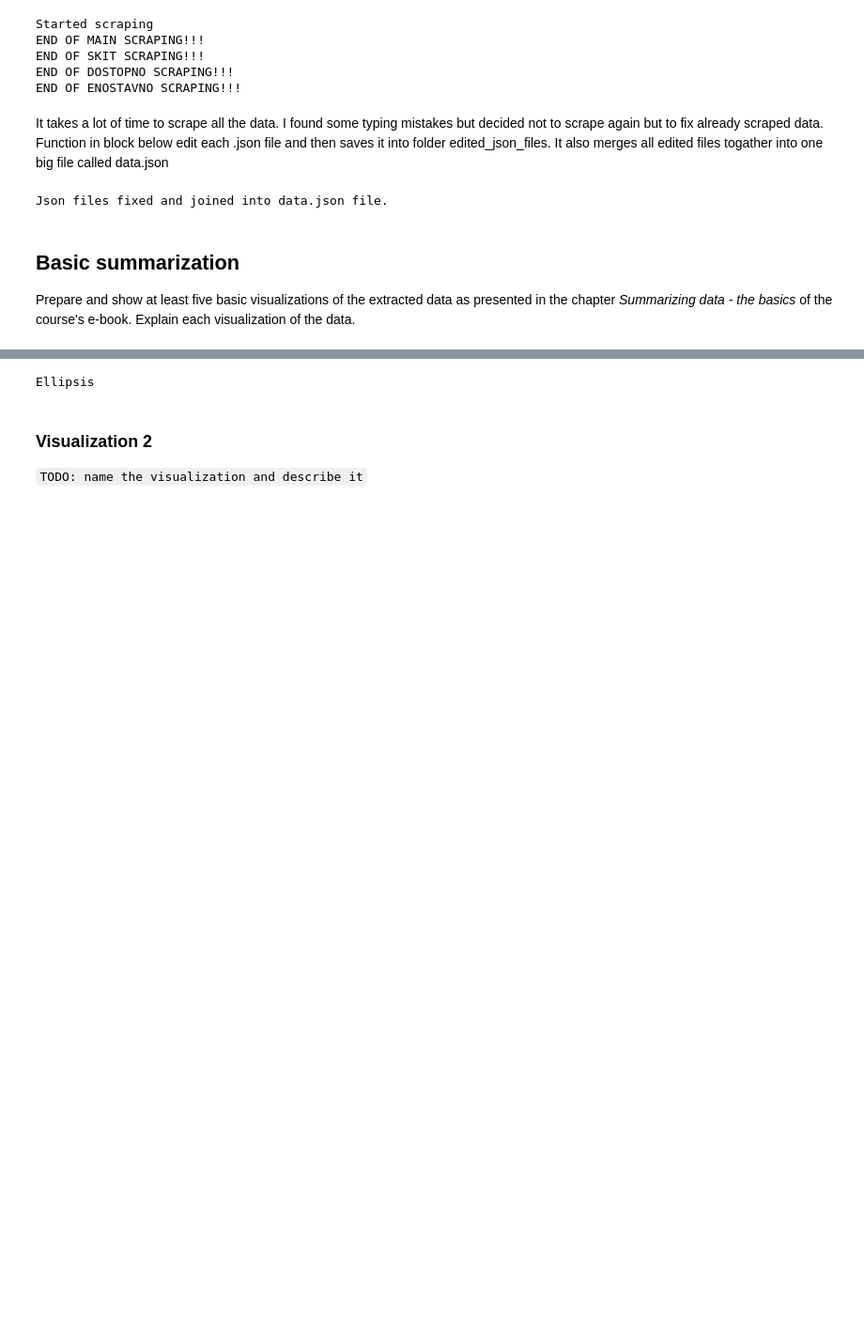
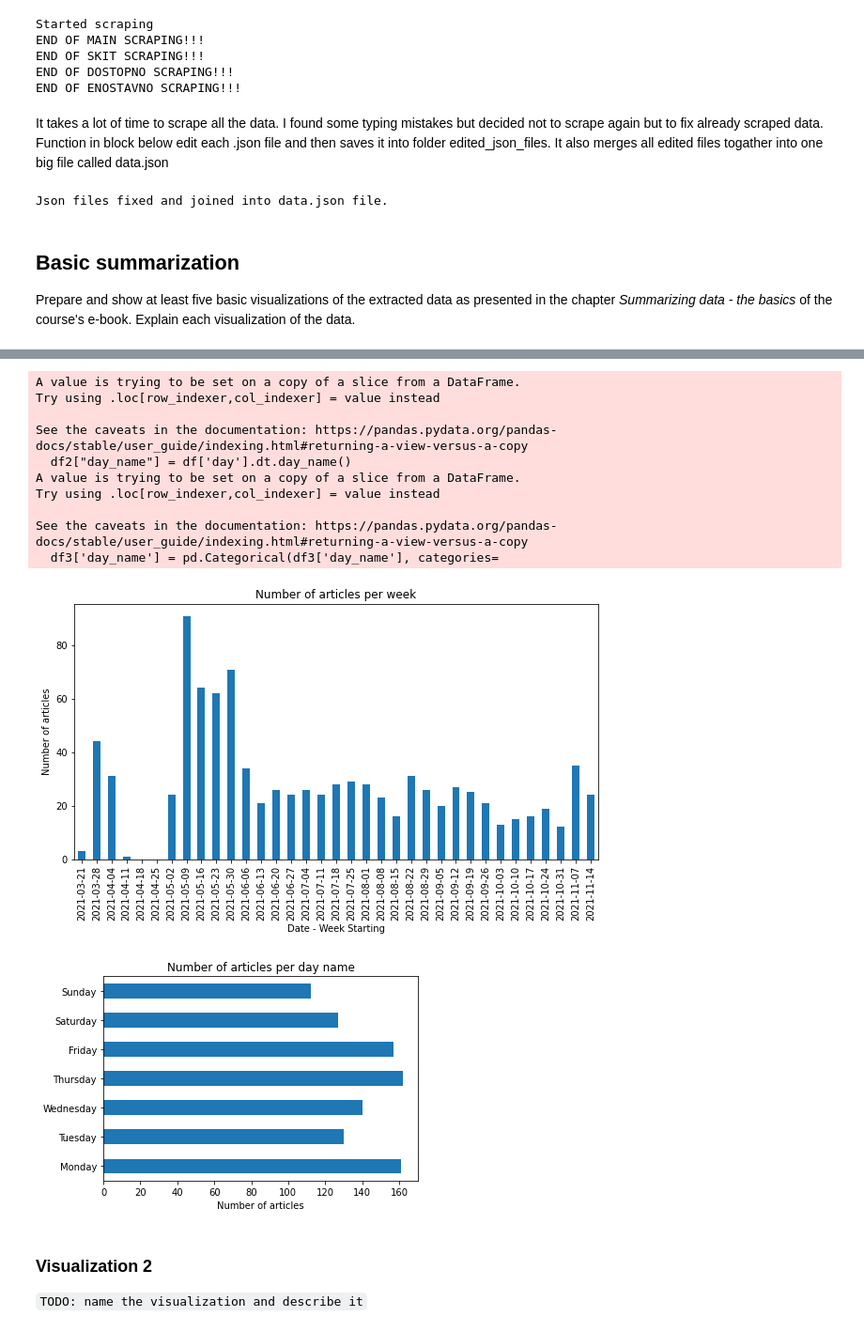
Before and after one commit to ZaloznikV/Project-1-ZaloznikV, a Jupyter notebook: Web_Scraping.ipynb, the cells around one changed output, grey strips where cells are left out. Shown at 94% size. Drawn from its saved outputs; the diff is of its cells as text; code cells hidden in the pictures; blank space fills up the shorter version.

Commit message:
Added first 3 plots.

```diff
--- a/Web_Scraping.ipynb
+++ b/Web_Scraping.ipynb
@@ -208,0 +226,18 @@ data = ...
+# %%
+df['day'] = pd.to_datetime(df['day_published'], format='%d.%m.%Y') #convert date format to more useful
+
+nm_words = [] #word count
+for d in df["content"]:
+    ct = len(d.split(" "))
+    #print(ct)
+    nm_words.append(ct)
+
+df["word_number"] = nm_words
+
+nm_comments = []
+for d in df["comments"]:
+    nm_comments.append(len(d))
+
+df["comment_number"] = nm_comments
+
+df.head(10)
@@ -213,9 +258,58 @@ data = ...
-# %%
-# Visualization 1 code
-
-...
-# %% [output]
-Ellipsis
+# %%
+df1 = df[["day", "changed_later"]]
+data1 = df1.sort_values('day').set_index('day')
+week_groups_resample = data1.resample('W').count()
+
+
+
+df2 = df[["day"]]
+df2["day_name"] = df['day'].dt.day_name()
+#df3 = df2.groupby("day_name").count()
+#df3.plot(kind = "barh", legend=None)
+
+
+df3 = df2[["day_name"]]
+df3['day_name'] = pd.Categorical(df3['day_name'], categories=
+    ['Monday','Tuesday','Wednesday','Thursday','Friday','Saturday', 'Sunday'],
+    ordered=True)
+
+counts = df3["day_name"].value_counts()
+sorted_by_day_name = counts.sort_index()
+
+
+
+
+ax = week_groups_resample.plot(kind='bar',
+                               figsize=(10,5),legend=None)
+ax.set_xticklabels(week_groups_resample.index.strftime('%Y-%m-%d'), rotation=90)
+plt.xlabel('Date - Week Starting');
+plt.ylabel('Number of articles');
+plt.title("Number of articles per week")
+plt.show()
+
+
+
+
+
+
+sorted_by_day_name.plot(kind='barh')
+plt.title('Number of articles per day name')
+plt.ylabel('')
+plt.xlabel('Number of articles')
+plt.show()
+# %% [output]
+A value is trying to be set on a copy of a slice from a DataFrame.
+Try using .loc[row_indexer,col_indexer] = value instead
+
+See the caveats in the documentation: https://pandas.pydata.org/pandas-docs/stable/user_guide/indexing.html#returning-a-view-versus-a-copy
+  df2["day_name"] = df['day'].dt.day_name()
+A value is trying to be set on a copy of a slice from a DataFrame.
+Try using .loc[row_indexer,col_indexer] = value instead
+
+See the caveats in the documentation: https://pandas.pydata.org/pandas-docs/stable/user_guide/indexing.html#returning-a-view-versus-a-copy
+  df3['day_name'] = pd.Categorical(df3['day_name'], categories=
+[figure, added]
+[figure, added]
 # %% [markdown]
 ### Visualization 2
 
```
Also changed, not shown: parts of 17 cells of this notebook, 3 other files.
